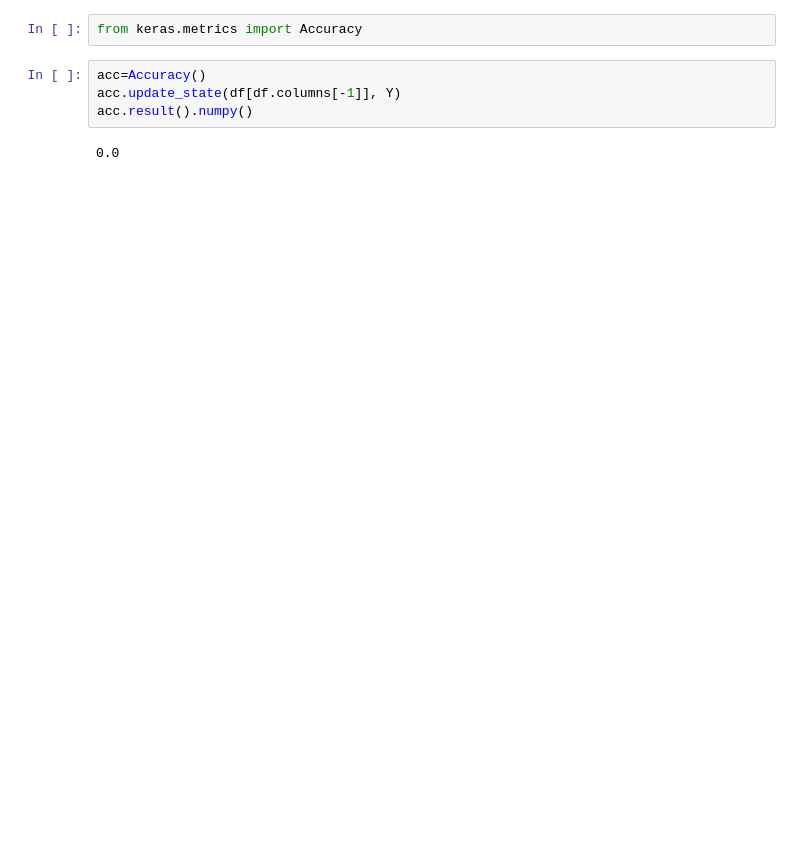
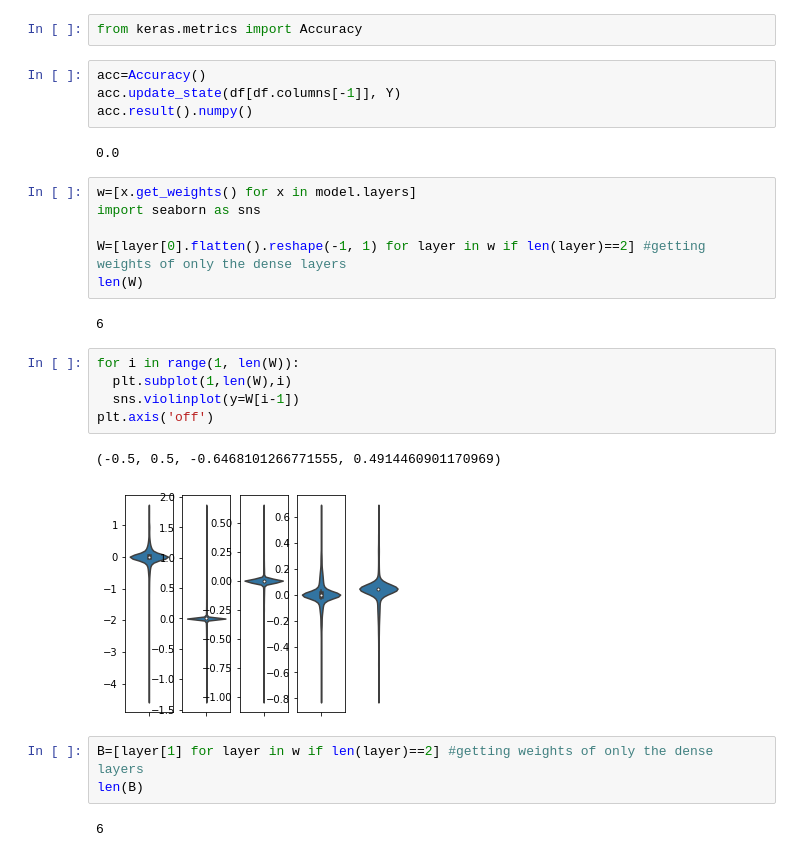
Before and after one commit to shivendr7/VFD_NOMA, a Jupyter notebook: VFD_NOMAModelling(trial4).ipynb, the cells around one changed output. Drawn from its saved outputs; the diff is of its cells as text; blank space fills up the shorter version.

```diff
--- a/VFD_NOMAModelling(trial4).ipynb
+++ b/VFD_NOMAModelling(trial4).ipynb
@@ -163,3 +164,24 @@ acc.update_state(df[df.columns[-1]], Y)
 acc.result().numpy()
 # %% [output]
 0.0
+# %%
+w=[x.get_weights() for x in model.layers]
+import seaborn as sns
+
+W=[layer[0].flatten().reshape(-1, 1) for layer in w if len(layer)==2] #getting weights of only the dense layers
+len(W)
+# %% [output]
+6
+# %%
+for i in range(1, len(W)):
+  plt.subplot(1,len(W),i)
+  sns.violinplot(y=W[i-1])
+plt.axis('off')
+# %% [output]
+(-0.5, 0.5, -0.6468101266771555, 0.4914460901170969)
+[figure, added]
+# %%
+B=[layer[1] for layer in w if len(layer)==2] #getting weights of only the dense layers
+len(B)
+# %% [output]
+6
```
Also changed, not shown: parts of 9 cells of this notebook.
